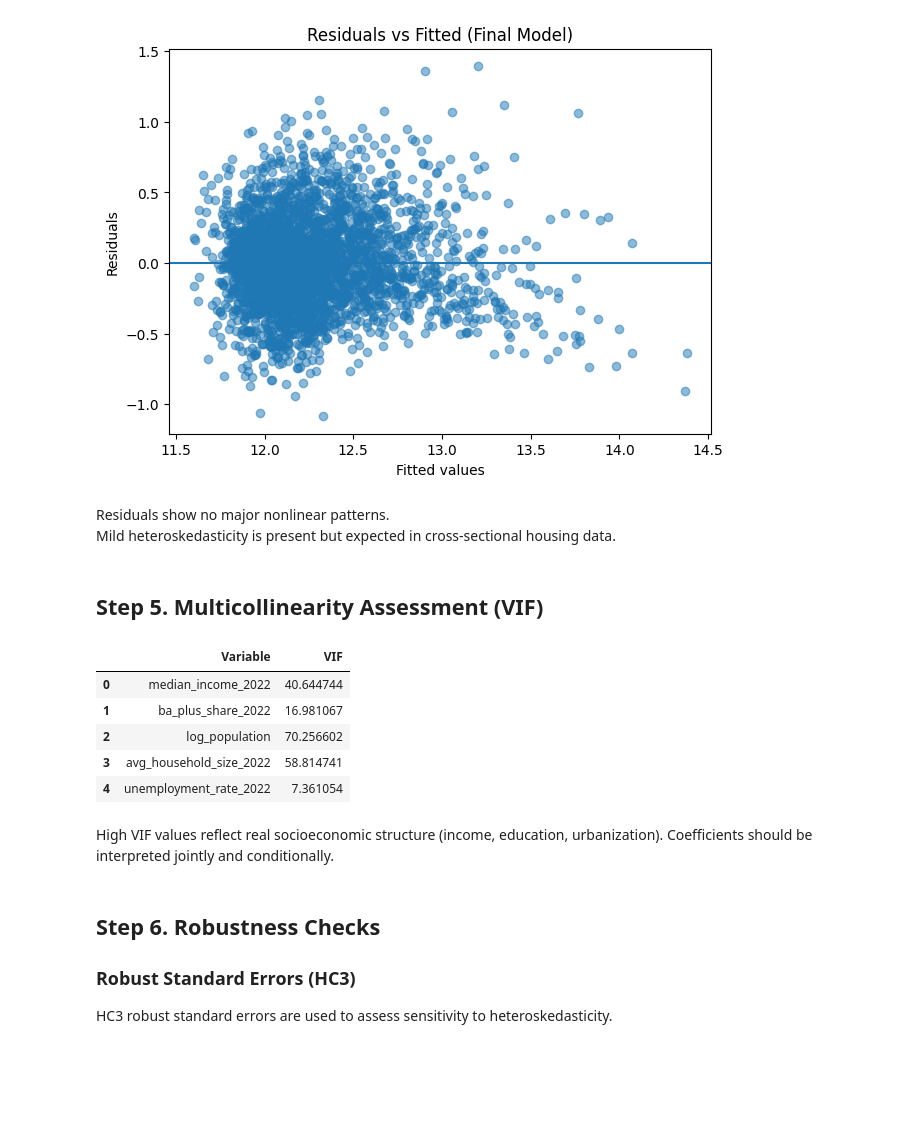
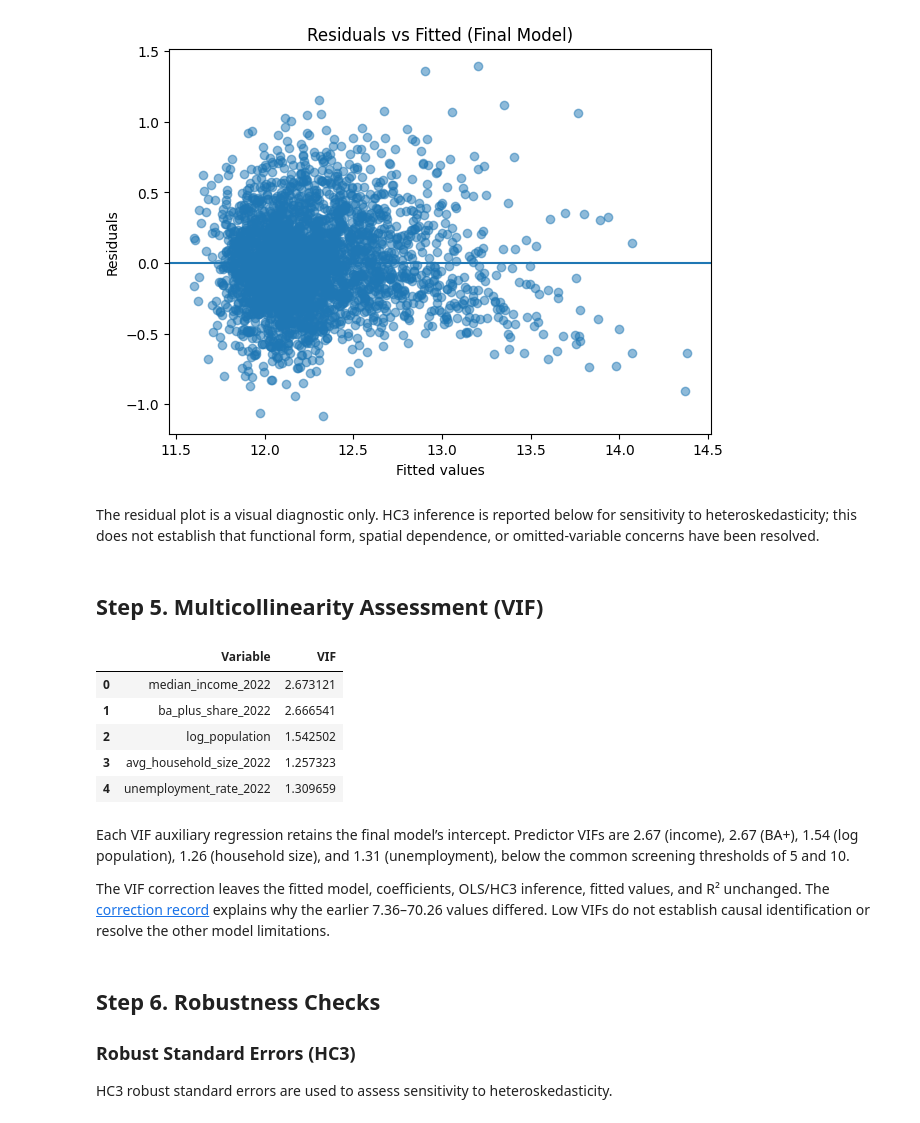
Before and after one commit to juyeon444/data-science-portfolio, a Jupyter notebook: 01_housing_price_analysis/notebooks/04_interpretable_modeling.ipynb, the cells around one changed output. Saved outputs shown, nothing was run; the diff lists cells and outputs as text; code cells hidden in the pictures; blank space fills up the shorter version.

Commit message:
Correct housing diagnostics and add weighted medical expenditure EDA

```diff
--- a/01_housing_price_analysis/notebooks/04_interpretable_modeling.ipynb
+++ b/01_housing_price_analysis/notebooks/04_interpretable_modeling.ipynb
@@ -34,10 +45,8 @@ Raw ACS margins of error are not used because the focus is on interpretable asso
 # %%
 ZILLOW_FILE = "zillow_zhvi_2022.csv"
 ACS_FILE = "acs_features_2022_county.csv"
-
-zillow = pd.read_csv(PROCESSED_DIR / ZILLOW_FILE)
-acs = pd.read_csv(PROCESSED_DIR / ACS_FILE)
-
+zillow = read_county_csv(PROCESSED_DIR / ZILLOW_FILE)
+acs = read_county_csv(PROCESSED_DIR / ACS_FILE)
 zillow.shape, acs.shape
 # %% [output]
 ((3061, 4), (3143, 11))
@@ -53,6 +62,5 @@ This design ensures that all modeling variables are fully defined.
 # %%
-df = zillow.merge(acs, on="fips", how="inner").copy()
-
+df = merge_counties(zillow, acs)
 pd.DataFrame({
     "dataset": ["Zillow only", "ACS only", "Merged (inner)"],
     "rows": [len(zillow), len(acs), len(df)]
@@ -289,30 +301,36 @@ plt.show()
 # %% [output]
 [figure]
 # %% [markdown]
-Residuals show no major nonlinear patterns.
-Mild heteroskedasticity is present but expected in cross-sectional housing data.
+The residual plot is a visual diagnostic only. HC3 inference is reported below
+for sensitivity to heteroskedasticity; this does not establish that functional
+form, spatial dependence, or omitted-variable concerns have been resolved.
 # %% [markdown]
 ## Step 5. Multicollinearity Assessment (VIF)
 # %%
-from statsmodels.stats.outliers_influence import variance_inflation_factor
+# Keep the intercept in the auxiliary regressions; omit only its output row.
+import sys
+if str(BASE_DIR) not in sys.path:
+    sys.path.insert(0, str(BASE_DIR))
+from diagnostics import centered_vif
 
-X_vif = X.drop(columns="const")
-
-pd.DataFrame({
-    "Variable": X_vif.columns,
-    "VIF": [variance_inflation_factor(X_vif.values, i)
-            for i in range(X_vif.shape[1])]
-})
+vif_table = centered_vif(X)
+vif_table
 # %% [output]
 |  | Variable | VIF |
-| 0 | median_income_2022 | 40.644744 |
-| 1 | ba_plus_share_2022 | 16.981067 |
-| 2 | log_population | 70.256602 |
-| 3 | avg_household_size_2022 | 58.814741 |
-| 4 | unemployment_rate_2022 | 7.361054 |
+| 0 | median_income_2022 | 2.673121 |
+| 1 | ba_plus_share_2022 | 2.666541 |
+| 2 | log_population | 1.542502 |
+| 3 | avg_household_size_2022 | 1.257323 |
+| 4 | unemployment_rate_2022 | 1.309659 |
 # %% [markdown]
-High VIF values reflect real socioeconomic structure (income, education, urbanization).
-Coefficients should be interpreted jointly and conditionally.
+Each VIF auxiliary regression retains the final model’s intercept. Predictor
+VIFs are 2.67 (income), 2.67 (BA+), 1.54 (log population), 1.26 (household size),
+and 1.31 (unemployment), below the common screening thresholds of 5 and 10.
+
+The VIF correction leaves the fitted model, coefficients, OLS/HC3 inference,
+fitted values, and R² unchanged. The [correction record](../diagnostic_correction.md)
+explains why the earlier 7.36–70.26 values differed. Low VIFs do not establish
+causal identification or resolve the other model limitations.
 # %% [markdown]
 ## Step 6. Robustness Checks
 
```
Also changed, not shown: parts of 18 cells of this notebook, 36 other files.
